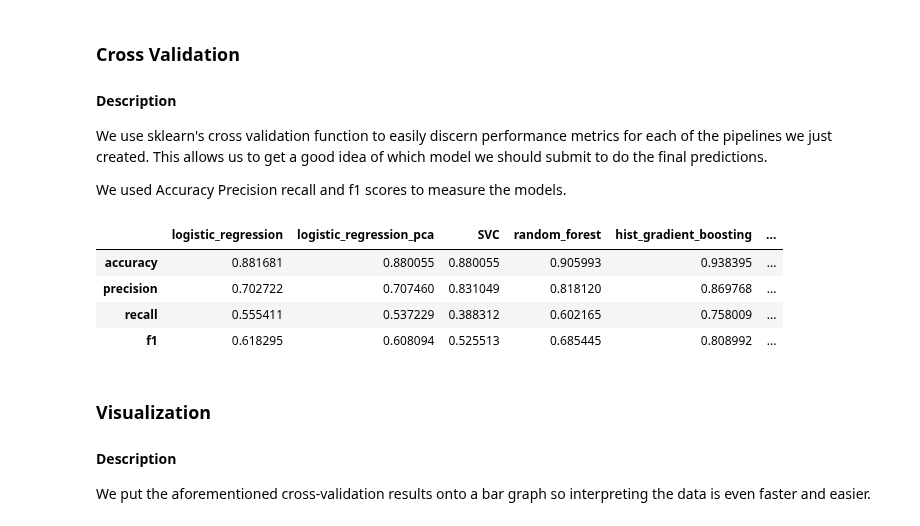
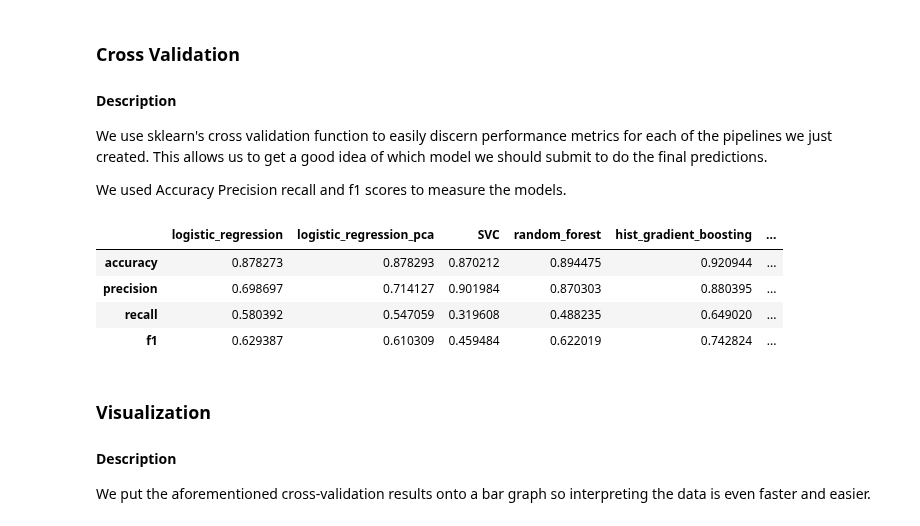
Before and after one commit to greatbabyred/CS4320-Project, a Jupyter notebook: final.ipynb, the cells around one changed output. Drawn from its saved outputs; the diff is of its cells as text; code cells hidden in the pictures.

```diff
--- a/final.ipynb
+++ b/final.ipynb
@@ -57,16 +59,20 @@ df = df.drop(columns=["BC", "BR", "BZ", "CL", "DF", "EU", "FR"])
+# %%
+from sklearn.model_selection import train_test_split
+
+target = df["Class"]
+features = df.drop(columns=["Class"], axis=0)
+
+X_train, X_test, y_train, y_test = train_test_split(features, target, test_size=0.2, random_state=400)
 # %% [markdown]
 #### Graphing Correlation
 # %%
 import seaborn as sns
 
-num_features = df[['AB', 'AF', 'AH', 'AM', 'AR', 'AX', 'AY', 'AZ', 'BC', 'BD ', 'BN', 'BP',
-       'BQ', 'BR', 'BZ', 'CB', 'CC', 'CD ', 'CF', 'CH', 'CL', 'CR', 'CS', 'CU',
-       'CW ', 'DA', 'DE', 'DF', 'DH', 'DI', 'DL', 'DN', 'DU', 'DV', 'DY', 'EB',
-       'EE', 'EG', 'EH', 'EJ', 'EL', 'EP', 'EU', 'FC', 'FD ', 'FE', 'FI', 'FL',
-       'FR', 'FS', 'GB', 'GE', 'GF', 'GH', 'GI', 'GL']]
+categorical_features = ['EJ']
+numerical_features = [col for col in X_train.columns if col != 'EJ']
 
-correlation_matrix = num_features.corr(numeric_only=True)
-plt.title("Correlation of numerical features in the dataset")J
+correlation_matrix = X_train.corr(numeric_only=True)
+plt.title("Correlation of numerical features in the dataset")
 
 sns.heatmap(correlation_matrix)
 plt.show
@@ -88,18 +94,13 @@ from sklearn.impute import SimpleImputer
 from sklearn.preprocessing import StandardScaler, OneHotEncoder
 from sklearn.pipeline import make_pipeline
 
-target = df['Class']
-data = df.drop(columns=['Class'])
-
-categorical_features = ['EJ']
-numeric_features = [col for col in data.columns if col != 'EJ']
 
 preprocessor = make_column_transformer(
-    (make_pipeline(SimpleImputer(strategy='mean'), StandardScaler()), numeric_features),
+    (make_pipeline(SimpleImputer(strategy='mean'), StandardScaler()), numerical_features),
     (make_pipeline(SimpleImputer(strategy='most_frequent'), OneHotEncoder()), categorical_features)
 )
 
-transformed_data = preprocessor.fit_transform(data)
+transformed_data = preprocessor.fit_transform(X_train)
 # %% [markdown]
 #### Data
 This is the data after it has been preprocessed. All data has been scalled and standerized. We ended with 56 features in the data set
@@ -135,8 +136,10 @@ pipelines = {
     "logistic_regression": make_pipeline(preprocessor, LogisticRegression()),
     "logistic_regression_pca": make_pipeline(preprocessor, PCA(n_components=37), LogisticRegression()),
     "SVC": make_pipeline(preprocessor, SVC(kernel='rbf', C=1.0, gamma='scale')),
-    "random_forest": make_pipeline(preprocessor, RandomForestClassifier(n_estimators=50,)),
-    "hist_gradient_boosting": make_pipeline(preprocessor, HistGradientBoostingClassifier(learning_rate=0.1, max_iter=100, max_leaf_nodes=31)),
+    "random_forest": make_pipeline(preprocessor, RandomForestClassifier(n_estimators=50, )),
+    "hist_gradient_boosting": make_pipeline(preprocessor,
+                                            HistGradientBoostingClassifier(learning_rate=0.1, max_iter=100,
+                                                                           max_leaf_nodes=31)),
     "gaussian_process": make_pipeline(preprocessor, GaussianProcessClassifier()),
     "guassian_process_pca": make_pipeline(preprocessor, PCA(n_components=37), GaussianProcessClassifier()),
     "k_neighbors": make_pipeline(preprocessor, KNeighborsClassifier(n_neighbors=5)),
@@ -153,20 +156,20 @@ We used Accuracy Precision recall and f1 scores to measure the models.
 # %%
 cv_scores = {}
 for name, pipe in pipelines.items():
-    scores = cross_validate(pipe, data, target, scoring=['accuracy', 'precision', 'recall', 'f1'])
+    scores = cross_validate(pipe, X_train, y_train, scoring=['accuracy', 'precision', 'recall', 'f1'])
     cv_scores[name] = {}
     cv_scores[name]['accuracy'] = scores["test_accuracy"].mean()
     cv_scores[name]['precision'] = scores["test_precision"].mean()
     cv_scores[name]['recall'] = scores["test_recall"].mean()
     cv_scores[name]['f1'] = scores["test_f1"].mean()
 
 display(pd.DataFrame(cv_scores))
 # %% [output]
 |  | logistic_regression | logistic_regression_pca | SVC | random_forest | hist_gradient_boosting | ... |
-| accuracy | 0.881681 | 0.880055 | 0.880055 | 0.905993 | 0.938395 | ... |
-| precision | 0.702722 | 0.707460 | 0.831049 | 0.818120 | 0.869768 | ... |
-| recall | 0.555411 | 0.537229 | 0.388312 | 0.602165 | 0.758009 | ... |
-| f1 | 0.618295 | 0.608094 | 0.525513 | 0.685445 | 0.808992 | ... |
+| accuracy | 0.878273 | 0.878293 | 0.870212 | 0.894475 | 0.920944 | ... |
+| precision | 0.698697 | 0.714127 | 0.901984 | 0.870303 | 0.880395 | ... |
+| recall | 0.580392 | 0.547059 | 0.319608 | 0.488235 | 0.649020 | ... |
+| f1 | 0.629387 | 0.610309 | 0.459484 | 0.622019 | 0.742824 | ... |
 # %% [markdown]
 ### Visualization
 
```
Also changed, not shown: parts of 6 cells of this notebook.
